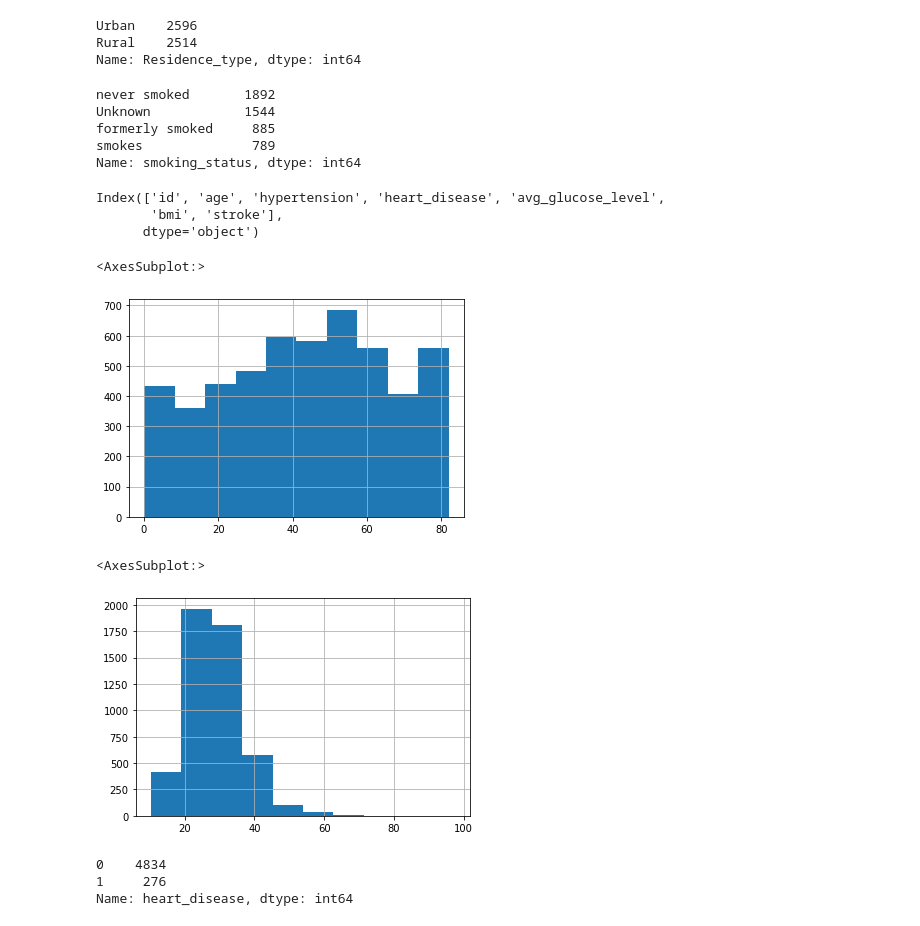
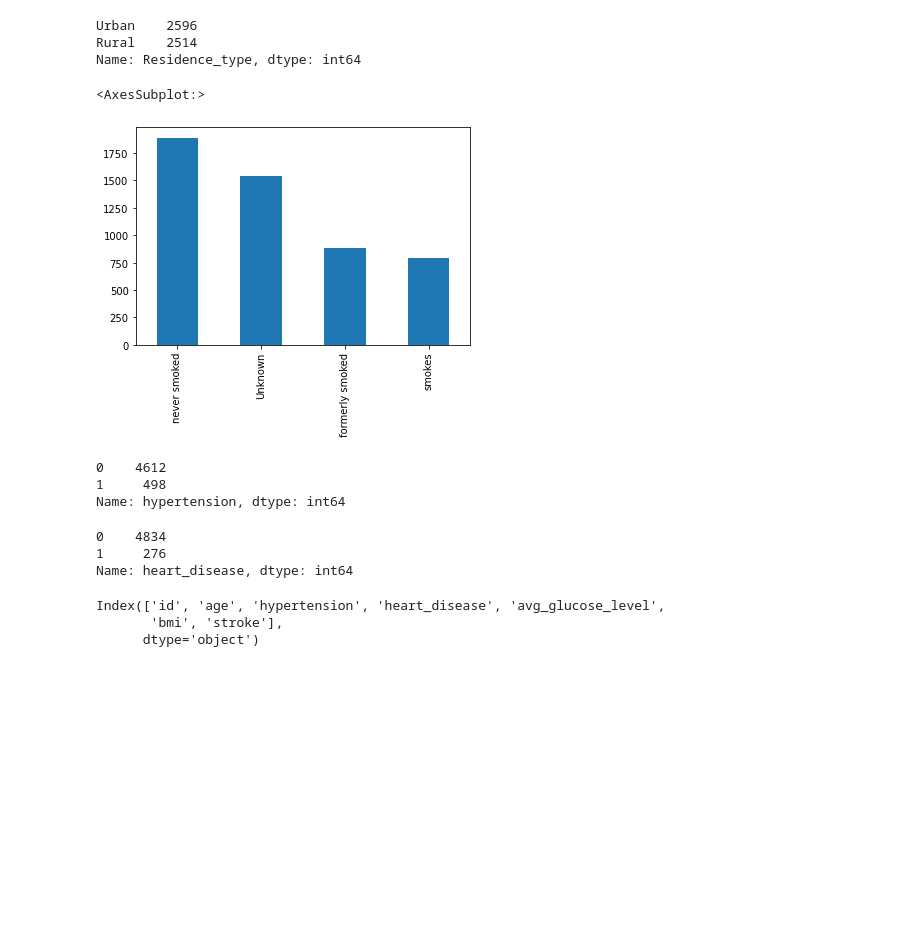
Before and after one commit to mcfatbeard57/Kaggle, a Jupyter notebook: Stroke Prediction/ STROKE PREDICTION- AUC - 0.94 🎯.ipynb, the cells around one changed output. Drawn from its saved outputs; the diff is of its cells as text; code cells hidden in the pictures; blank space fills up the shorter version.

```diff
--- a/Stroke Prediction/ STROKE PREDICTION- AUC - 0.94 🎯.ipynb
+++ b/Stroke Prediction/ STROKE PREDICTION- AUC - 0.94 🎯.ipynb
@@ -106,32 +102,25 @@ Urban    2596
 Rural    2514
 Name: Residence_type, dtype: int64
 # %%
-df['smoking_status'].value_counts()
+df['smoking_status'].value_counts().plot(kind = 'bar')
 # %% [output]
-never smoked       1892
-Unknown            1544
-formerly smoked     885
-smokes              789
-Name: smoking_status, dtype: int64
+<AxesSubplot:>
+[figure, added]
+# %%
+df['hypertension'].value_counts()
+# %% [output]
+0    4612
+1     498
+Name: hypertension, dtype: int64
+# %%
+df['heart_disease'].value_counts()
+# %% [output]
+0    4834
+1     276
+Name: heart_disease, dtype: int64
 # %%
 numerical_columns
 # %% [output]
 Index(['id', 'age', 'hypertension', 'heart_disease', 'avg_glucose_level',
        'bmi', 'stroke'],
       dtype='object')
-# %%
-df['age'].hist()
-# %% [output]
-<AxesSubplot:>
-[figure, removed]
-# %%
-df['bmi'].hist()
-# %% [output]
-<AxesSubplot:>
-[figure, removed]
-# %%
-df['heart_disease'].value_counts()
-# %% [output]
-0    4834
-1     276
-Name: heart_disease, dtype: int64
```
Also changed, not shown: parts of 13 cells of this notebook.
